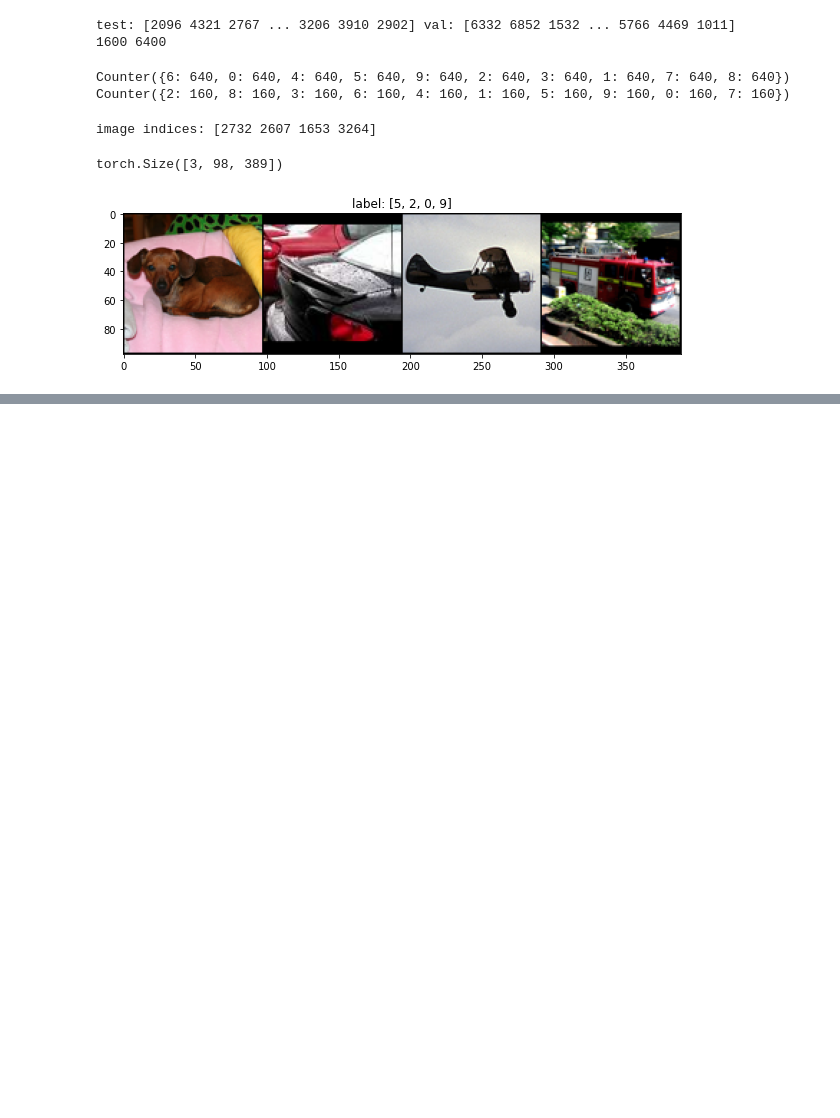
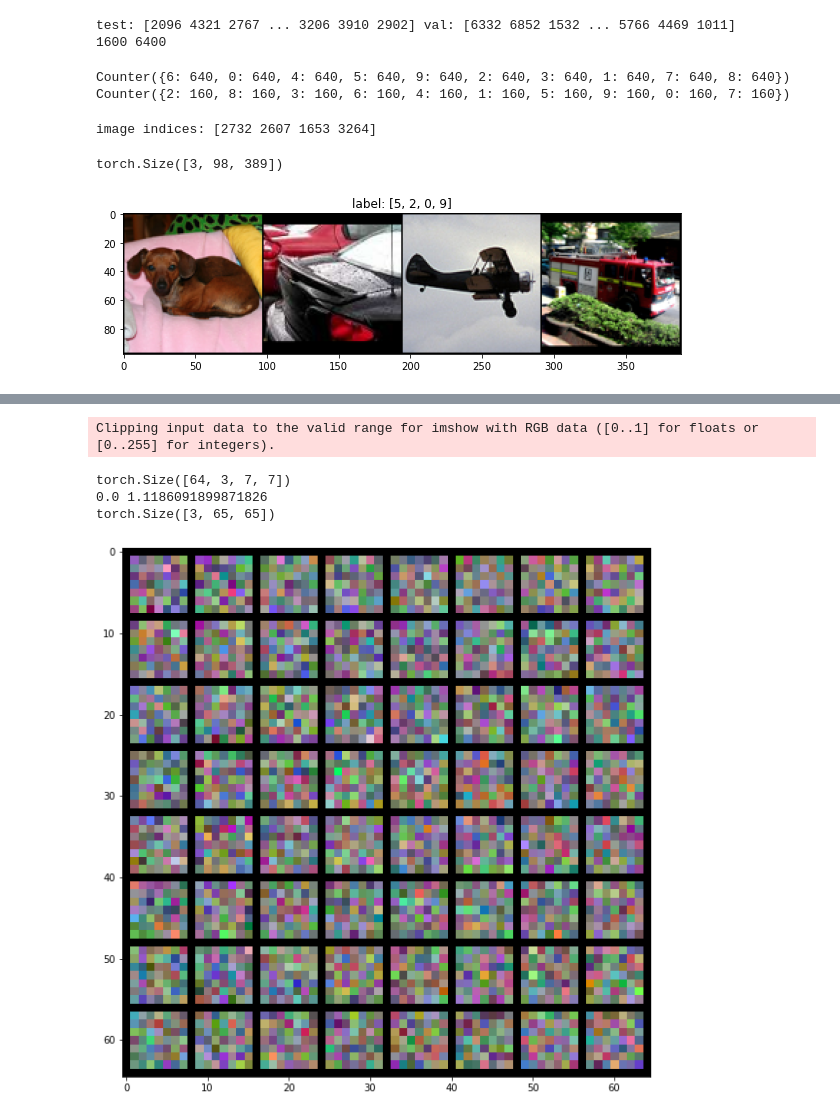
Before and after one commit to vikramkrishnan9885/MyColab, a Jupyter notebook: MultiImageClassification.ipynb, the cells around one changed output, grey strips where cells are left out. Saved outputs shown, nothing was run; the diff lists cells and outputs as text; code cells hidden in the pictures; blank space fills up the shorter version.

```diff
--- a/MultiImageClassification.ipynb
+++ b/MultiImageClassification.ipynb
@@ -130,0 +270,14 @@ show(x_grid,y_grid)
+# %%
+# Let's change the output layer to 10 classes:
+from torch import nn
+
+num_classes=10
+num_ftrs = model_resnet18.fc.in_features
+model_resnet18.fc = nn.Linear(num_ftrs, num_classes)
+
+device = torch.device("cuda:0")
+model_resnet18.to(device)
+
+# Let's get the model summary:
+from torchsummary import summary
+summary(model_resnet18,input_size=(3,224,224), device=device.type)
@@ -130,0 +302,28 @@ show(x_grid,y_grid)
+# %%
+# Let's visualize the filters of the first CNN layer:
+
+# Let's get the weights of the first layer:
+for w in model_resnet18.parameters():
+    w=w.data.cpu()
+    print(w.shape)
+    break
+
+# Then, normalize the weights:
+min_w=torch.min(w)
+w1 = (-1/(2*min_w))*w + 0.5
+print(torch.min(w1).item(),torch.max(w1).item())
+
+# Next, make a grid and display it:
+grid_size=len(w1)
+x_grid=[w1[i] for i in range(grid_size)]
+x_grid=utils.make_grid(x_grid, nrow=8, padding=1)
+print(x_grid.shape)
+
+plt.figure(figsize=(10,10))
+show(x_grid)
+# %% [output]
+Clipping input data to the valid range for imshow with RGB data ([0..1] for floats or [0..255] for integers).
+torch.Size([64, 3, 7, 7])
+0.0 1.1186091899871826
+torch.Size([3, 65, 65])
+[figure, added]
```
Also changed, not shown: parts of 13 cells of this notebook.
